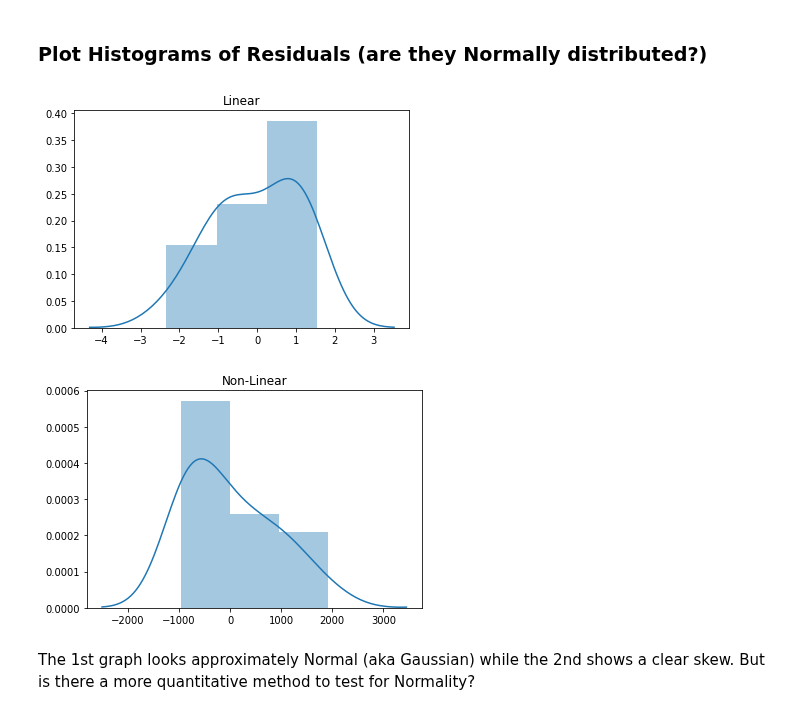
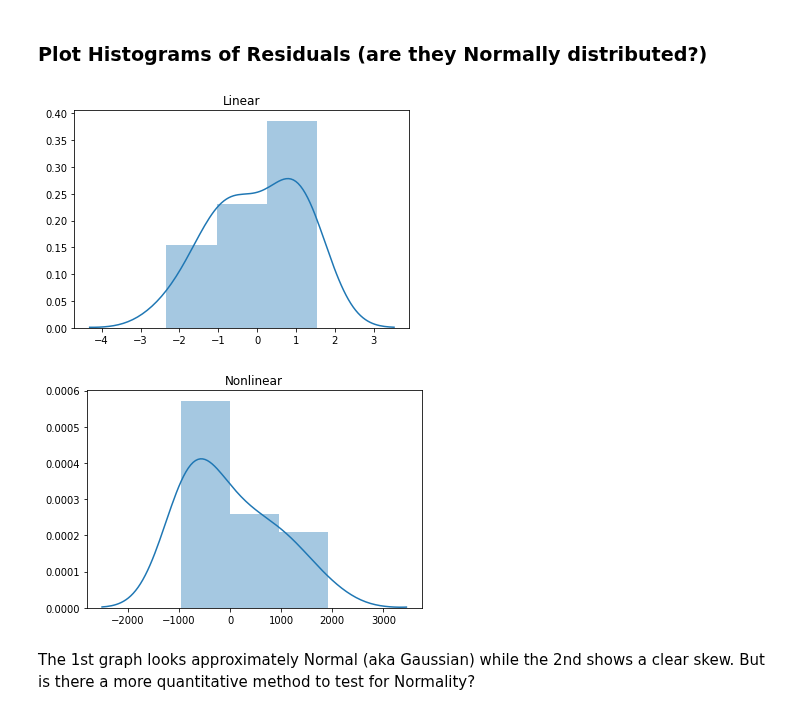
Before and after one commit to dziganto/Data_Science_Fundamentals, a Jupyter notebook: notebooks/Machine_Learning/Supervised_Learning/Regression/Linear_Regression/3_Linear_Regression_Assumptions_and_Evaluation.ipynb, the cells around one changed output. Saved outputs shown, nothing was run; the diff lists cells and outputs as text; code cells hidden in the pictures.

```diff
--- a/notebooks/Machine_Learning/Supervised_Learning/Regression/Linear_Regression/3_Linear_Regression_Assumptions_and_Evaluation.ipynb
+++ b/notebooks/Machine_Learning/Supervised_Learning/Regression/Linear_Regression/3_Linear_Regression_Assumptions_and_Evaluation.ipynb
@@ -194,16 +194,16 @@ axes[1].set_xlabel('predicted values');
 # %%
 residuals_linear = y - linear.predict(x_reshape)
 residuals_nlinear = y_nonlinear - nonlinear.predict(x_reshape)
 
 sns.distplot(residuals_linear);
 plt.title('Linear')
 plt.show()
 
 sns.distplot(residuals_nlinear)
-plt.title('Non-Linear');
+plt.title('Nonlinear');
 # %% [output]
 [figure]
-[figure, old version]
+[figure, new version]
 # %% [markdown]
 The 1st graph looks approximately Normal (aka Gaussian) while the 2nd shows a clear skew. But is there a more quantitative method to test for Normality?
 # %%
```
Also changed, not shown: parts of 2 cells of this notebook, 8 other files.
